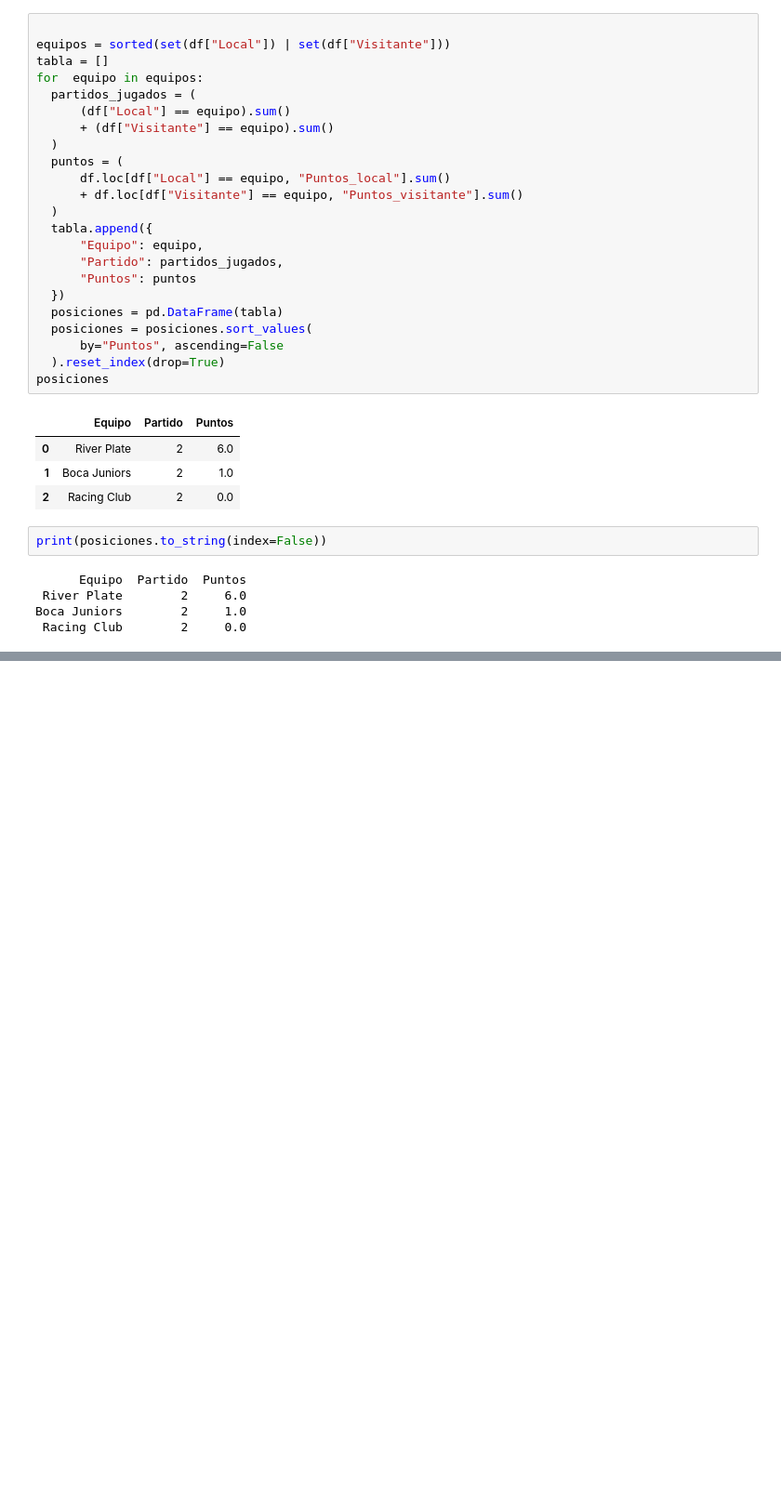
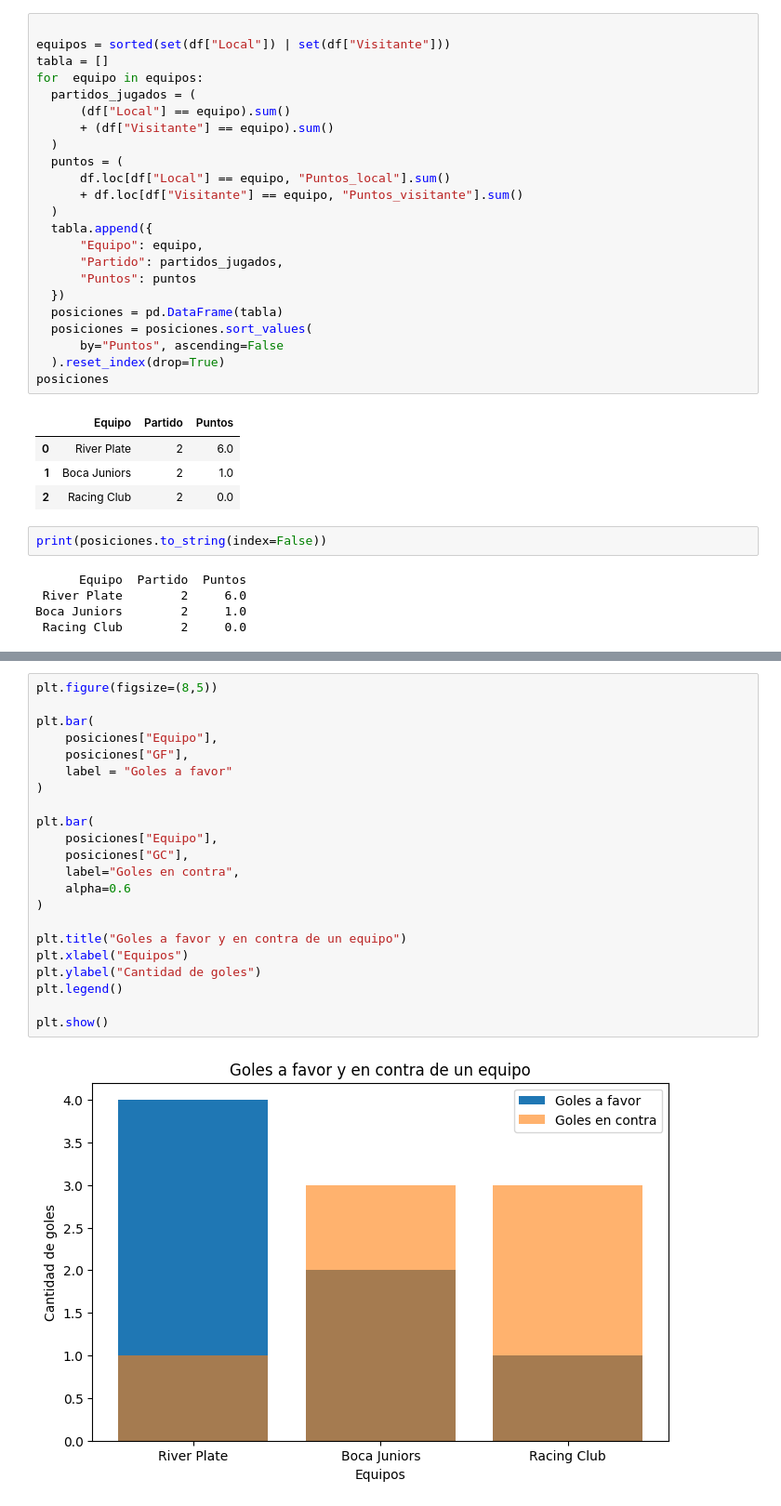
Before and after one commit to Carhl89/An-lisis-Futbol-Argentino, a Jupyter notebook: analisis_futbol_argentino.ipynb, the cells around one changed output, grey strips where cells are left out. Shown at 93% size. Saved outputs shown, nothing was run; the diff lists cells and outputs as text; blank space fills up the shorter version.

```diff
--- a/analisis_futbol_argentino.ipynb
+++ b/analisis_futbol_argentino.ipynb
@@ -151,0 +237,24 @@ Boca Juniors        2     1.0
+# %%
+plt.figure(figsize=(8,5))
+
+plt.bar(
+    posiciones["Equipo"],
+    posiciones["GF"],
+    label = "Goles a favor"
+)
+
+plt.bar(
+    posiciones["Equipo"],
+    posiciones["GC"],
+    label="Goles en contra",
+    alpha=0.6
+)
+
+plt.title("Goles a favor y en contra de un equipo")
+plt.xlabel("Equipos")
+plt.ylabel("Cantidad de goles")
+plt.legend()
+
+plt.show()
+# %% [output]
+[figure, added]
```
Also changed, not shown: parts of 7 cells of this notebook.
